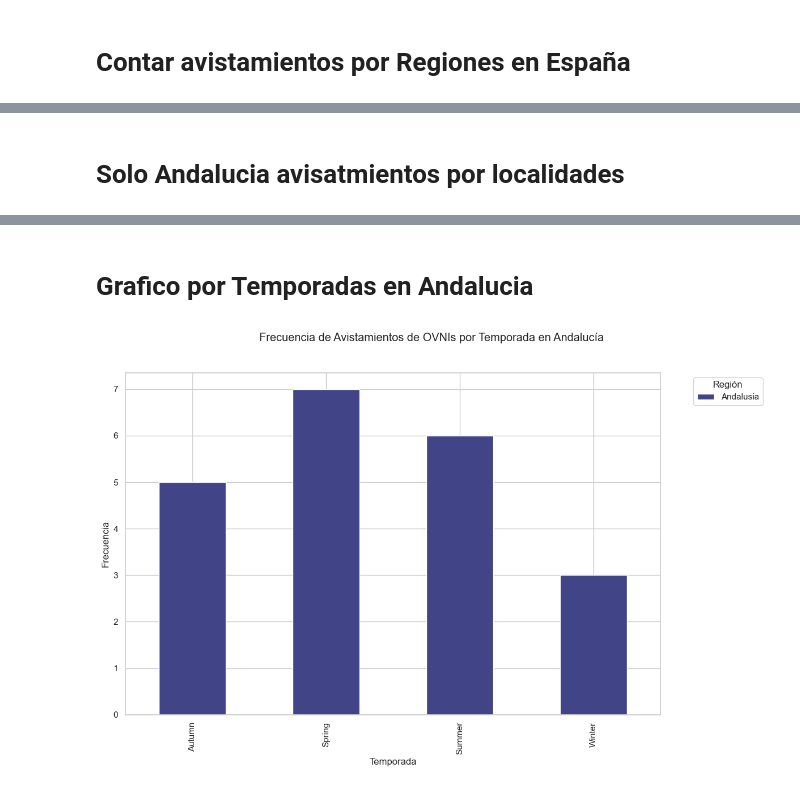
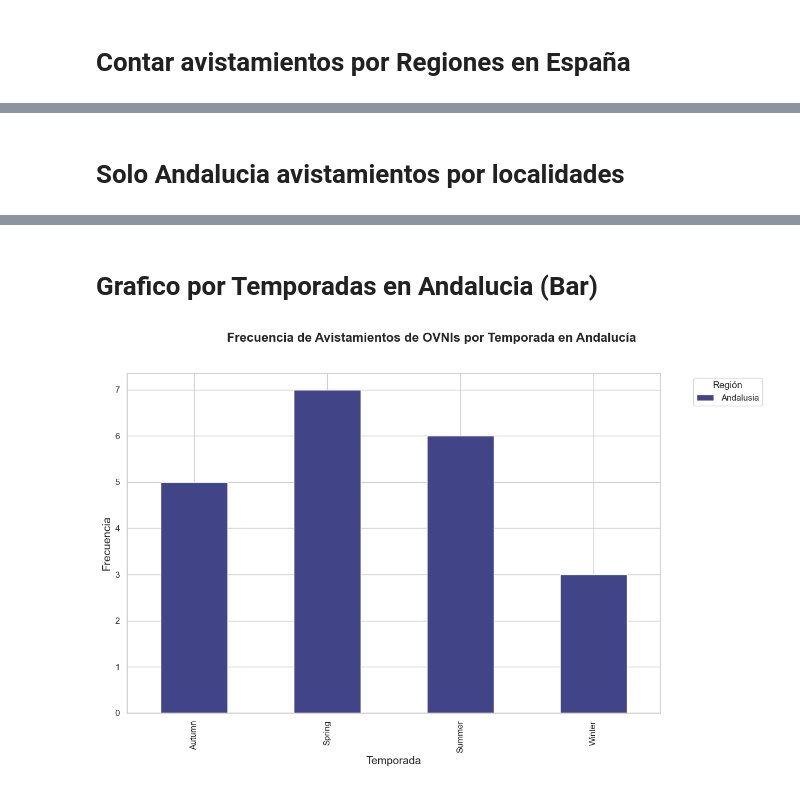
Before and after one commit to awchacon/first_project, a Jupyter notebook: first_project_2.0.ipynb, the cells around one changed output, grey strips where cells are left out. Cells and saved outputs as stored; diff of their text form; code cells hidden in the pictures.

Commit message:
Añadido España / Andalucia

```diff
--- a/first_project_2.0.ipynb
+++ b/first_project_2.0.ipynb
@@ -735,7 +737,7 @@ Castile and León                               1
 Aragon                                         1
 Name: count, dtype: int64
 # %% [markdown]
-# Solo Andalucia avisatmientos por localidades
+# Solo Andalucia avistamientos por localidades
 # %%
 solo_andalucia = ufo_df_new[ufo_df_new["Region"] == "Andalusia"]
 
@@ -759,28 +761,28 @@ Calahonda                   1
 Algeciras                   1
 Name: count, dtype: int64
 # %% [markdown]
-# Grafico por Temporadas en Andalucia
+# Grafico por Temporadas en Andalucia (Bar)
 # %%
 # Filtrar el DataFrame para incluir solo avistamientos en la región "Andalusia"
 solo_andalucia = ufo_df_new[ufo_df_new["Region"] == "Andalusia"]
 
 # Obtener la cuenta de avistamientos por temporada en Andalucía
 temporadas_andalucia = solo_andalucia["Season"].value_counts().sort_values()
 
 # Crear subgráficos agrupados por temporada
 fig, axes = plt.subplots(figsize=(12, 8))
-fig.suptitle('Frecuencia de Avistamientos de OVNIs por Temporada en Andalucía')
+fig.suptitle('Frecuencia de Avistamientos de OVNIs por Temporada en Andalucía', fontsize=16, fontweight='bold')
 
 # Crear un gráfico de barras agrupado por temporada
 colores = sns.color_palette("viridis", n_colors=len(temporadas_andalucia))
 solo_andalucia.groupby("Season")["Region"].value_counts().unstack().plot(kind='bar', stacked=True, color=colores, ax=axes)
 
-axes.set_xlabel('Temporada')
-axes.set_ylabel('Frecuencia')
+axes.set_xlabel('Temporada', fontsize=14)
+axes.set_ylabel('Frecuencia', fontsize=14)
 axes.legend(title='Región', loc='upper right', bbox_to_anchor=(1.2, 1))
 
 # Ajustar el diseño
 plt.tight_layout(rect=[0, 0, 1, 0.96])
 plt.show()
 # %% [output]
-[figure, old version]
+[figure, new version]
```
Also changed, not shown: parts of 4 cells of this notebook.
